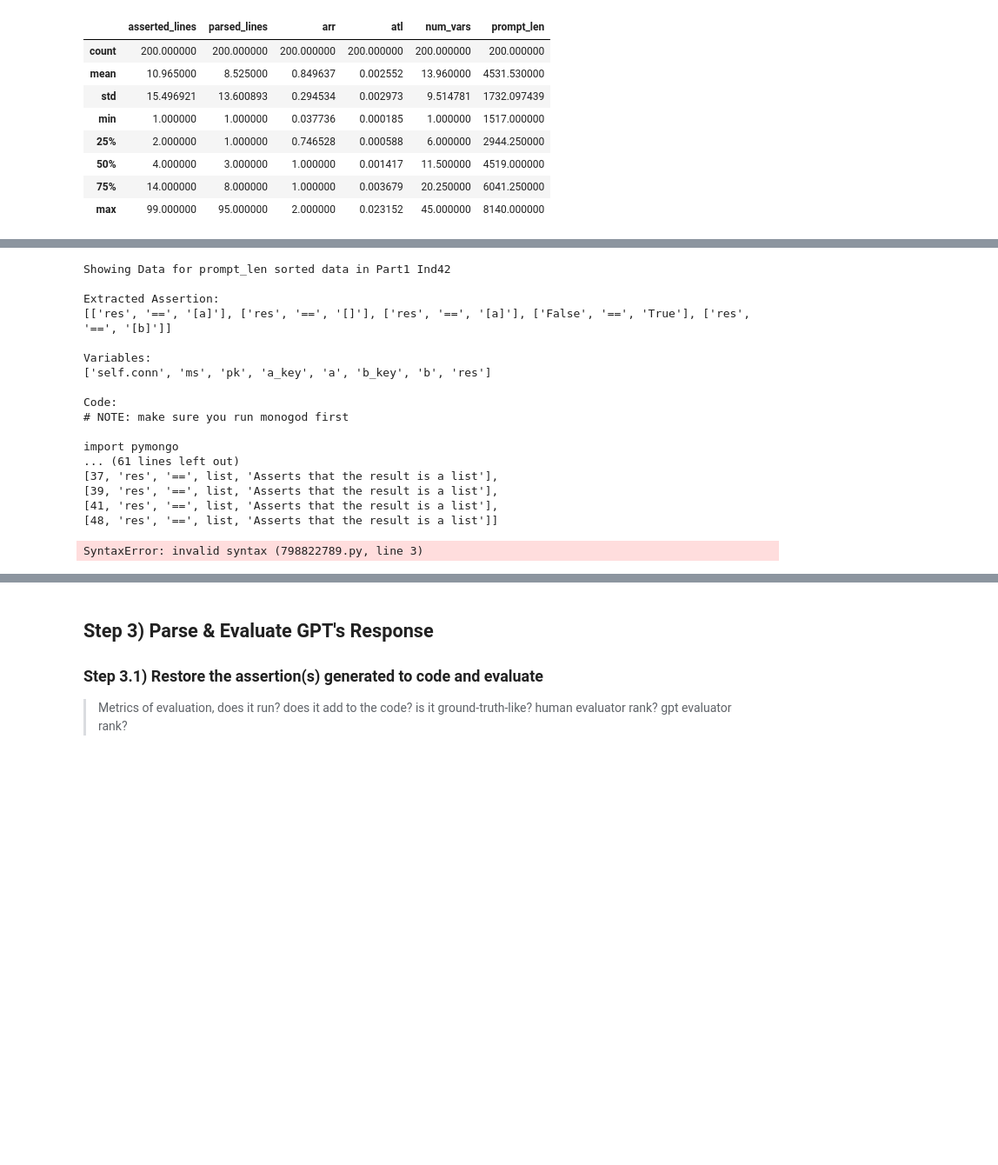
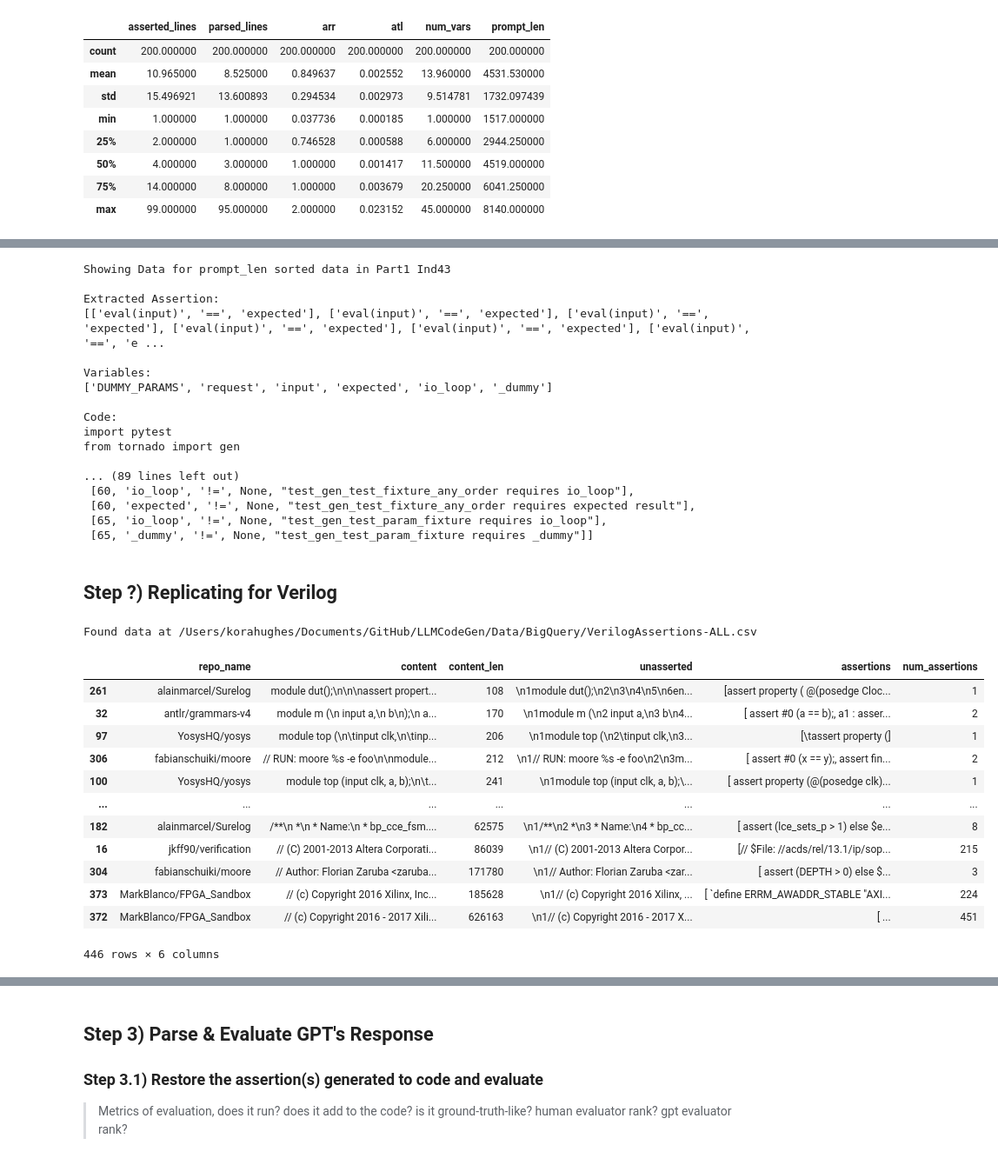
Before and after one commit to KoraSHughes/LLMCodeGen, a Jupyter notebook: AllInOne.ipynb, the cells around one changed output, grey strips where cells are left out. Shown: that part at 87% size. Drawn from its saved outputs; the diff is of its cells as text; code cells hidden in the pictures; blank space fills up the shorter version.

Commit message:
Starting Verilog Parsing

```diff
--- a/AllInOne.ipynb
+++ b/AllInOne.ipynb
@@ -561,5 +537,5 @@ df = df.sort_values("prompt_len", ascending=True)  # asserted_lines
 # %%
-ind = 42
+ind = 43
 print("Showing Data for prompt_len sorted data in Part1 Ind"+str(ind))
 print("\nExtracted Assertion:")
 print(df.iloc[ind]["assertions"])
@@ -574,32 +550,52 @@ print(df.iloc[ind]["gpt"])
 # print("\nPROMPT:")
 # print(df.iloc[ind]["prompt"])
 # %% [output]
-Showing Data for prompt_len sorted data in Part1 Ind42
+Showing Data for prompt_len sorted data in Part1 Ind43
 
 Extracted Assertion:
-[['res', '==', '[a]'], ['res', '==', '[]'], ['res', '==', '[a]'], ['False', '==', 'True'], ['res', '==', '[b]']]
+[['eval(input)', '==', 'expected'], ['eval(input)', '==', 'expected'], ['eval(input)', '==', 'expected'], ['eval(input)', '==', 'expected'], ['eval(input)', '==', 'expected'], ['eval(input)', '==', 'e ...
 
 Variables:
-['self.conn', 'ms', 'pk', 'a_key', 'a', 'b_key', 'b', 'res']
+['DUMMY_PARAMS', 'request', 'input', 'expected', 'io_loop', '_dummy']
 
 Code:
-# NOTE: make sure you run monogod first
+import pytest
+from tornado import gen
 
-import pymongo
-... (61 lines left out)
-[37, 'res', '==', list, 'Asserts that the result is a list'],
-[39, 'res', '==', list, 'Asserts that the result is a list'],
-[41, 'res', '==', list, 'Asserts that the result is a list'],
-[48, 'res', '==', list, 'Asserts that the result is a list']]
+... (89 lines left out)
+ [60, 'io_loop', '!=', None, "test_gen_test_fixture_any_order requires io_loop"],
+ [60, 'expected', '!=', None, "test_gen_test_fixture_any_order requires expected result"],
+ [65, 'io_loop', '!=', None, "test_gen_test_param_fixture requires io_loop"],
+ [65, '_dummy', '!=', None, "test_gen_test_param_fixture requires _dummy"]]
-# %%
-for i, row in df.iterrows():
-    for assertion in row["assertions"]:
-        to_find = assertion.replace('[','').replace(']'.'')
-        if to_find in row["gpt"]:
-            print("Found a match!")
-            print(assertion)
-            print("found at")
-            print(row["gpt"])
-print("\nDONE")
-# %% [output]
-SyntaxError: invalid syntax (798822789.py, line 3)
+# %% [markdown]
+## Step ?) Replicating for Verilog
+# %%
+def v_get_assertions(code):
+    ret = []
+    for line in code.split('\n'):
+        if 'assert' in line:
+            ret.append(line)
+    return ret
+# %%
+vdf = get_asserted_code(verilog_dir, "", False)
+vdf["content_len"] = vdf["content"].apply(lambda code: len(code))
+vdf = vdf.sort_values("content_len", ascending=True)
+vdf["unasserted"] = vdf["content"].apply(lambda code: unassert(code))
+vdf["assertions"] = vdf["content"].apply(lambda code: v_get_assertions(code))
+vdf["num_assertions"] = vdf["assertions"].apply(lambda code: len(code))
+vdf
+# %% [output]
+Found data at /Users/korahughes/Documents/GitHub/LLMCodeGen/Data/BigQuery/VerilogAssertions-ALL.csv
+|  | repo_name | content | content_len | unasserted | assertions | num_assertions |
+| 261 | alainmarcel/Surelog | module dut();\n\n\nassert propert... | 108 | \n1module dut();\n2\n3\n4\n5\n6en... | [assert property ( @(posedge Cloc... | 1 |
+| 32 | antlr/grammars-v4 | module m (\n input a,\n b\n);\n a... | 170 | \n1module m (\n2 input a,\n3 b\n4... | [ assert #0 (a == b);, a1 : asser... | 2 |
+| 97 | YosysHQ/yosys | module top (\n\tinput clk,\n\tinp... | 206 | \n1module top (\n2\tinput clk,\n3... | [\tassert property (] | 1 |
+| 306 | fabianschuiki/moore | // RUN: moore %s -e foo\n\nmodule... | 212 | \n1// RUN: moore %s -e foo\n2\n3m... | [ assert #0 (x == y);, assert fin... | 2 |
+| 100 | YosysHQ/yosys | module top (input clk, a, b);\n\t... | 241 | \n1module top (input clk, a, b);\... | [ assert property (@(posedge clk)... | 1 |
+| ... | ... | ... | ... | ... | ... | ... |
+| 182 | alainmarcel/Surelog | /**\n *\n * Name:\n * bp_cce_fsm.... | 62575 | \n1/**\n2 *\n3 * Name:\n4 * bp_cc... | [ assert (lce_sets_p > 1) else $e... | 8 |
+| 16 | jkff90/verification | // (C) 2001-2013 Altera Corporati... | 86039 | \n1// (C) 2001-2013 Altera Corpor... | [// $File: //acds/rel/13.1/ip/sop... | 215 |
+| 304 | fabianschuiki/moore | // Author: Florian Zaruba <zaruba... | 171780 | \n1// Author: Florian Zaruba <zar... | [ assert (DEPTH > 0) else $... | 3 |
+| 373 | MarkBlanco/FPGA_Sandbox | // (c) Copyright 2016 Xilinx, Inc... | 185628 | \n1// (c) Copyright 2016 Xilinx, ... | [ `define ERRM_AWADDR_STABLE "AXI... | 224 |
+| 372 | MarkBlanco/FPGA_Sandbox | // (c) Copyright 2016 - 2017 Xili... | 626163 | \n1// (c) Copyright 2016 - 2017 X... | [ ... | 451 |
+446 rows × 6 columns
```
Also changed, not shown: parts of 10 cells of this notebook.
